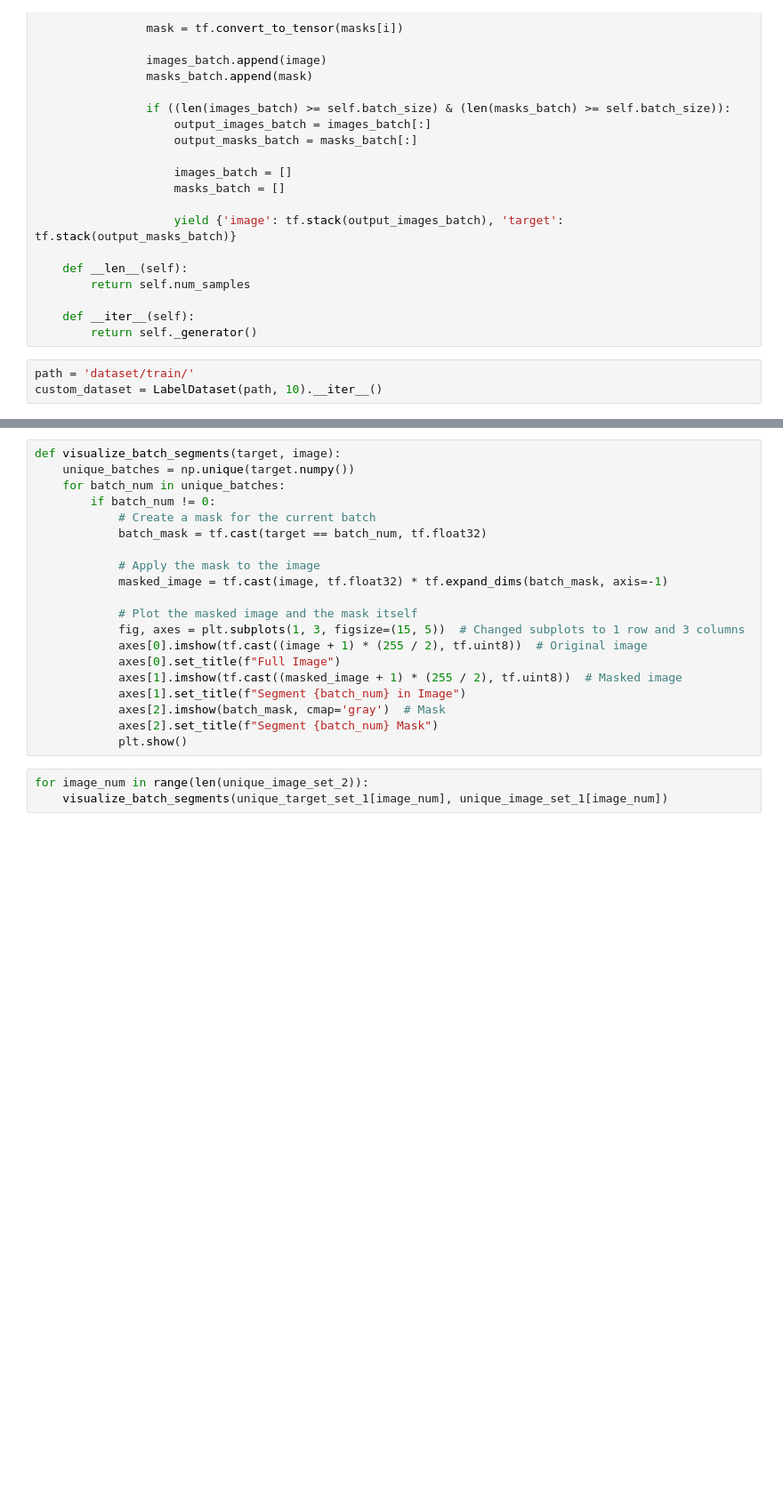
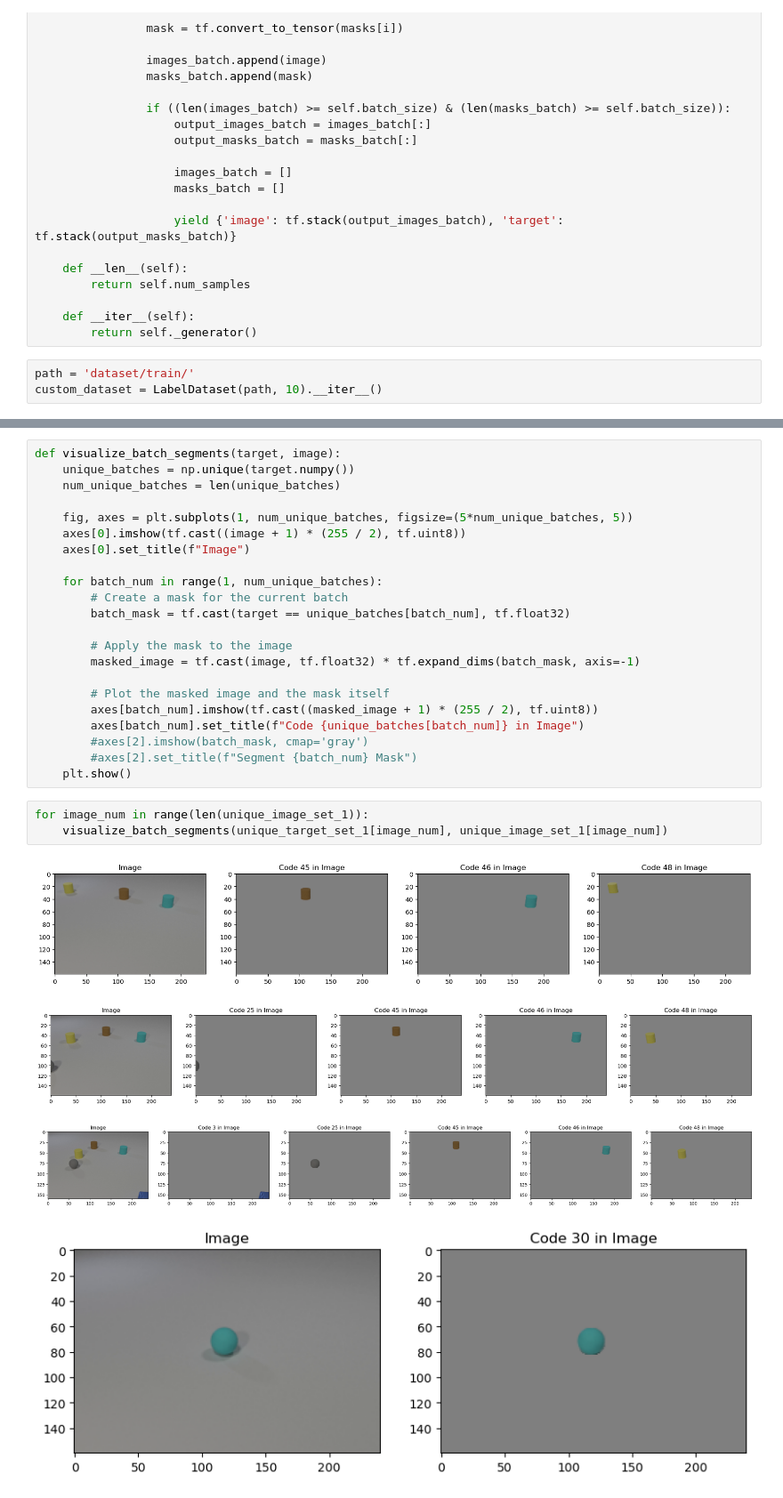
Before and after one commit to pdtraver/DL_Final_Project, a Jupyter notebook: Object_Extraction.ipynb, the cells around one changed output, grey strips where cells are left out. Shown at 89% size. Saved outputs shown, nothing was run; the diff lists cells and outputs as text; blank space fills up the shorter version.

```diff
--- a/Object_Extraction.ipynb
+++ b/Object_Extraction.ipynb
@@ -96,23 +96,30 @@ To enable them in other operations, rebuild TensorFlow with the appropriate comp
 # %%
 def visualize_batch_segments(target, image):
     unique_batches = np.unique(target.numpy())
-    for batch_num in unique_batches:
-        if batch_num != 0:
-            # Create a mask for the current batch
-            batch_mask = tf.cast(target == batch_num, tf.float32)
+    num_unique_batches = len(unique_batches)
 
-            # Apply the mask to the image
-            masked_image = tf.cast(image, tf.float32) * tf.expand_dims(batch_mask, axis=-1)
+    fig, axes = plt.subplots(1, num_unique_batches, figsize=(5*num_unique_batches, 5))
+    axes[0].imshow(tf.cast((image + 1) * (255 / 2), tf.uint8))
+    axes[0].set_title(f"Image")
 
-            # Plot the masked image and the mask itself
-            fig, axes = plt.subplots(1, 3, figsize=(15, 5))  # Changed subplots to 1 row and 3 columns
-            axes[0].imshow(tf.cast((image + 1) * (255 / 2), tf.uint8))  # Original image
-            axes[0].set_title(f"Full Image")
-            axes[1].imshow(tf.cast((masked_image + 1) * (255 / 2), tf.uint8))  # Masked image
-            axes[1].set_title(f"Segment {batch_num} in Image")
-            axes[2].imshow(batch_mask, cmap='gray')  # Mask
-            axes[2].set_title(f"Segment {batch_num} Mask")
-            plt.show()
+    for batch_num in range(1, num_unique_batches):
+        # Create a mask for the current batch
+        batch_mask = tf.cast(target == unique_batches[batch_num], tf.float32)
+
+        # Apply the mask to the image
+        masked_image = tf.cast(image, tf.float32) * tf.expand_dims(batch_mask, axis=-1)
+
+        # Plot the masked image and the mask itself
+        axes[batch_num].imshow(tf.cast((masked_image + 1) * (255 / 2), tf.uint8))
+        axes[batch_num].set_title(f"Code {unique_batches[batch_num]} in Image")
+        #axes[2].imshow(batch_mask, cmap='gray')
+        #axes[2].set_title(f"Segment {batch_num} Mask")
+    plt.show()
 # %%
-for image_num in range(len(unique_image_set_2)):
+for image_num in range(len(unique_image_set_1)):
     visualize_batch_segments(unique_target_set_1[image_num], unique_image_set_1[image_num])
+# %% [output]
+[figure, added]
+[figure, added]
+[figure, added]
+[figure, added]
```
Also changed, not shown: parts of 2 cells of this notebook.
